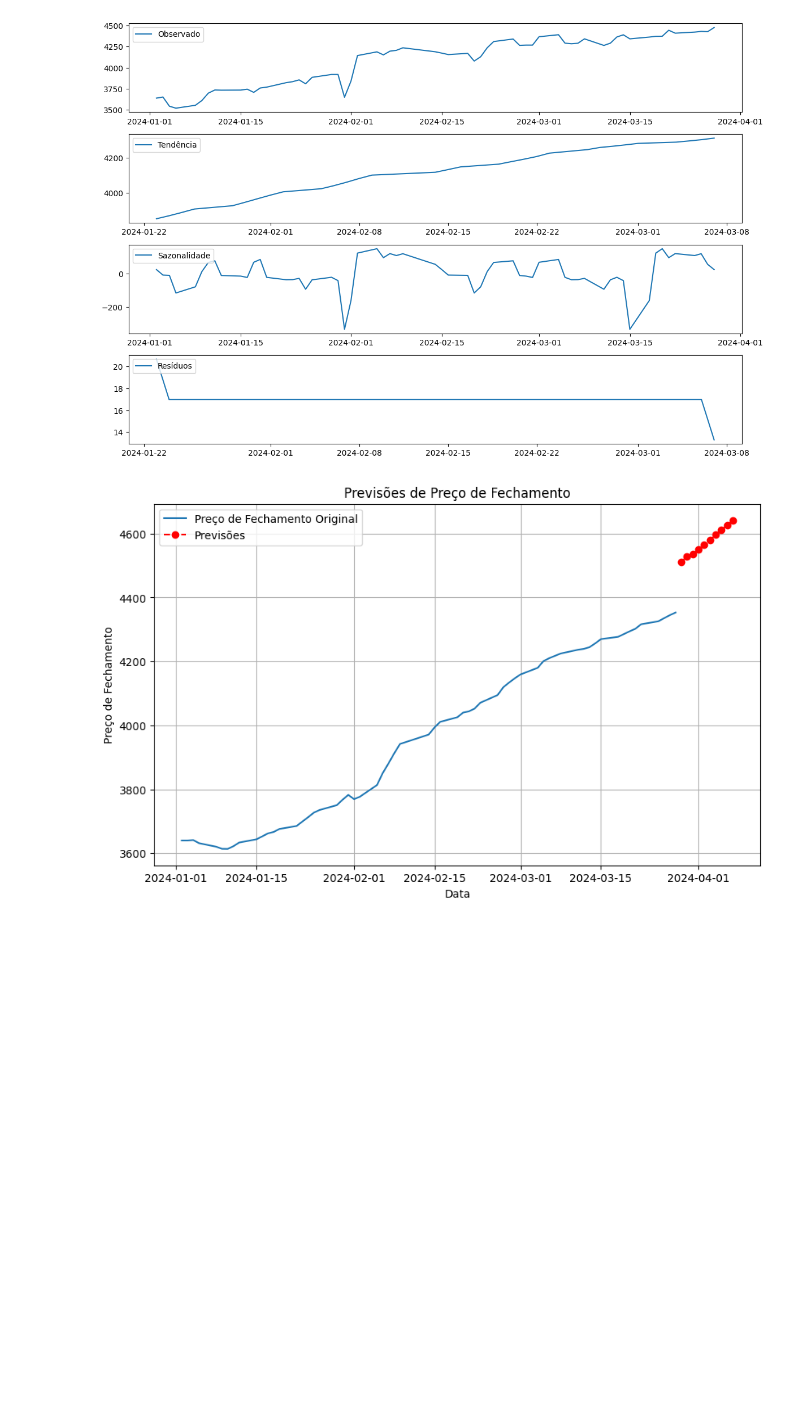
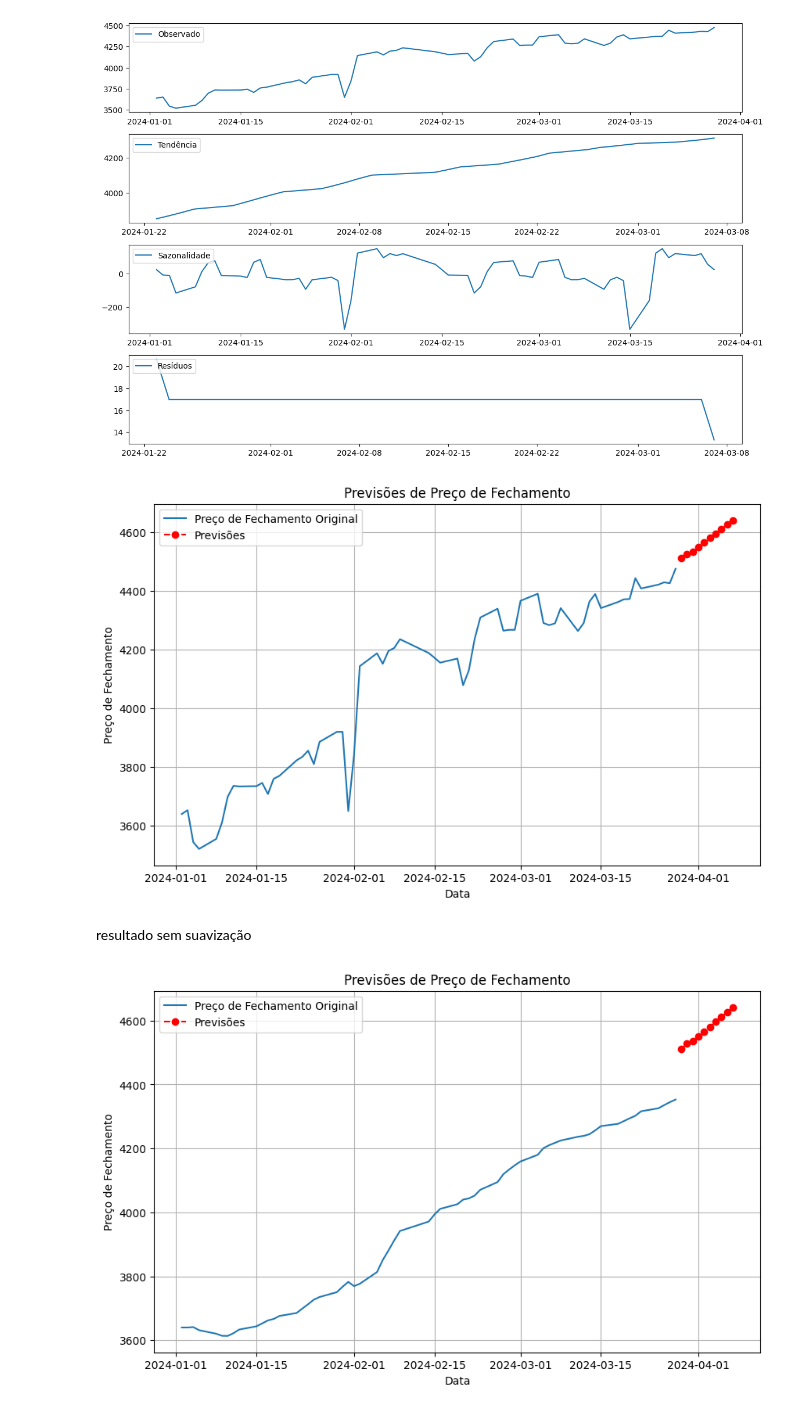
Before and after one commit to sergiolfaria/Atividades_Ciencia_De_Dados, a Jupyter notebook: Trabalho Arima/Arima.ipynb, the cells around one changed output. Drawn from its saved outputs; the diff is of its cells as text; code cells hidden in the pictures; blank space fills up the shorter version.

Commit message:
masi um grafico sem suavização

```diff
--- a/Trabalho Arima/Arima.ipynb
+++ b/Trabalho Arima/Arima.ipynb
@@ -125,4 +125,18 @@ plt.tight_layout()
 plt.show()
 # %% [output]
 [figure]
+# %%
+plt.figure(figsize=(10, 6))
+plt.plot(AMAZON_df.index, AMAZON_df['Preco_Fechamento'], label='Preço de Fechamento Original')
+plt.plot(previsoes_df.index, previsoes_df['Previsao'], marker='o', linestyle='--', color='red', label='Previsões')
+plt.title('Previsões de Preço de Fechamento')
+plt.xlabel('Data')
+plt.ylabel('Preço de Fechamento')
+plt.legend()
+plt.grid(True)
+plt.show()
+# %% [output]
+[figure, added]
+# %% [markdown]
+resultado sem suavização
 # %%
```
Also changed, not shown: parts of 2 cells of this notebook.
